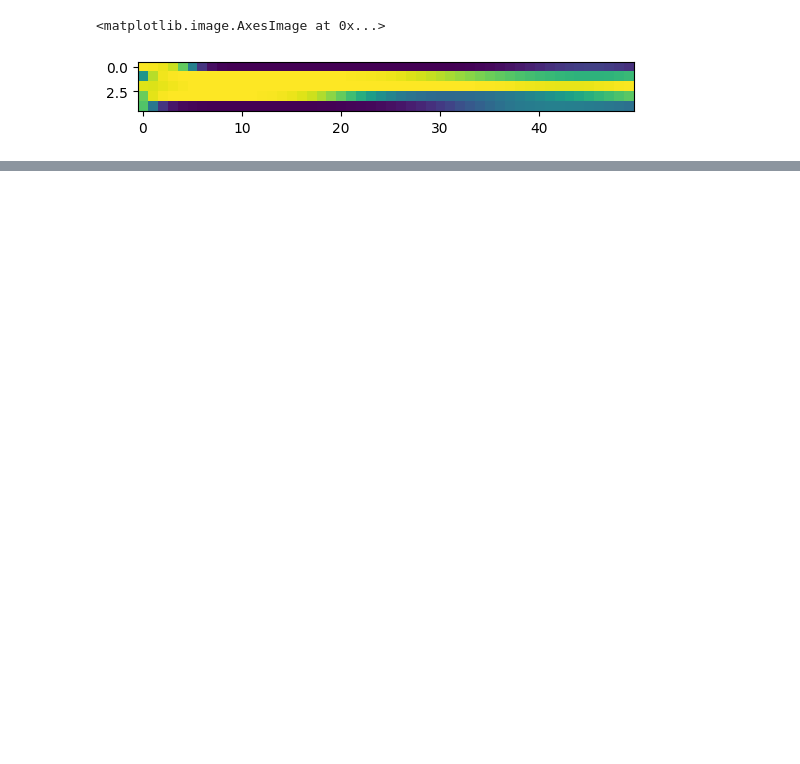
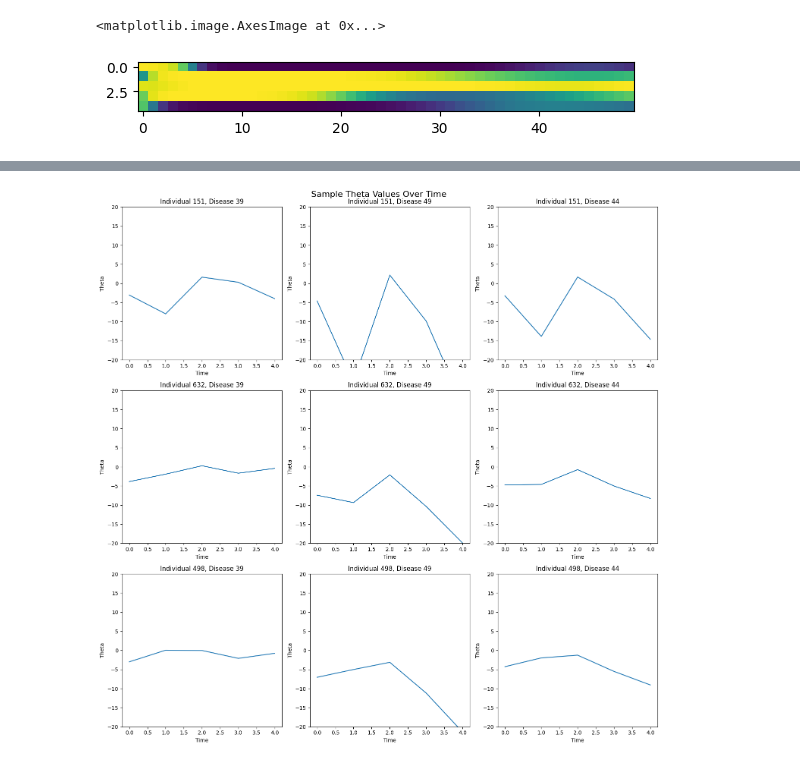
Before and after one commit to surbut/Tensornoulli, a Jupyter notebook: Scripts/clean.ipynb, the cells around one changed output, grey strips where cells are left out. Saved outputs shown, nothing was run; the diff lists cells and outputs as text; code cells hidden in the pictures; blank space fills up the shorter version.

```diff
--- a/Scripts/clean.ipynb
+++ b/Scripts/clean.ipynb
@@ -351,0 +611,32 @@ Overall correlation between true and estimated probabilities: 0.0429
+# %%
+import matplotlib.pyplot as plt
+import numpy as np
+
+def plot_sample_theta(theta, num_samples=3):
+    N, T, D = theta.shape
+
+    # Randomly select individuals and diseases
+    sample_individuals = np.random.choice(N, num_samples, replace=False)
+    sample_diseases = np.random.choice(D, num_samples, replace=False)
+
+    # Create a grid of subplots
+    fig, axs = plt.subplots(num_samples, num_samples, figsize=(15, 15))
+    fig.suptitle('Sample Theta Values Over Time', fontsize=16)
+
+    for i, individual in enumerate(sample_individuals):
+        for j, disease in enumerate(sample_diseases):
+            axs[i, j].plot(range(T), theta[individual, :, disease])
+            axs[i, j].set_title(f'Individual {individual}, Disease {disease}')
+            axs[i, j].set_xlabel('Time')
+            axs[i, j].set_ylabel('Theta')
+            axs[i, j].set_ylim(-20, 20)  # Assuming theta is a probability
+
+    plt.tight_layout()
+    plt.show()
+
+# Usage:
+# Assuming you have computed theta
+theta = model.compute_theta()
+plot_sample_theta(theta)
+# %% [output]
+[figure, added]
```
Also changed, not shown: parts of 13 cells of this notebook, 4 other files.
